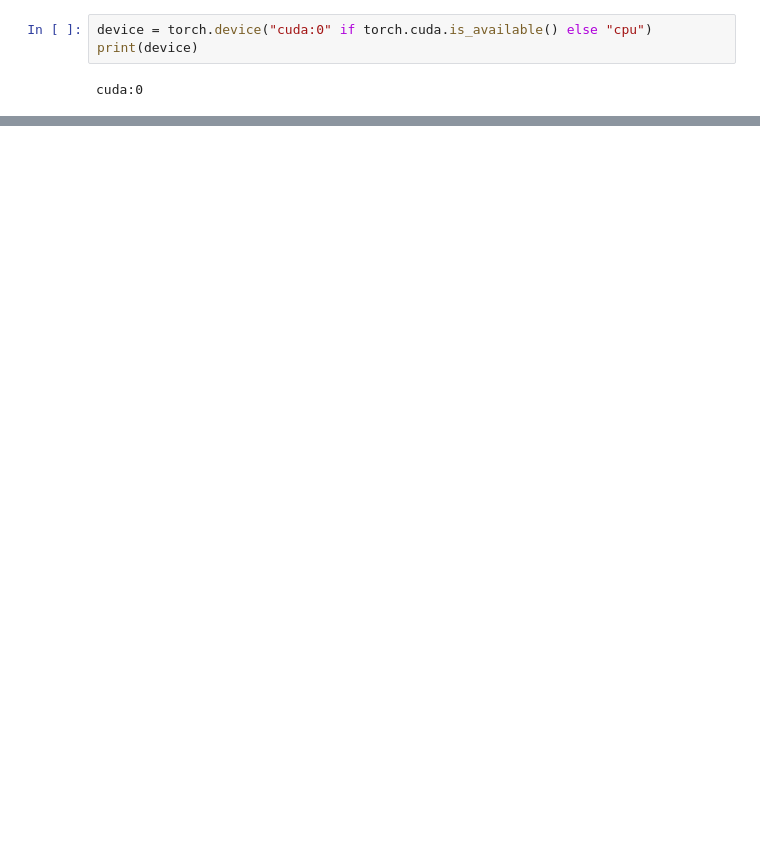
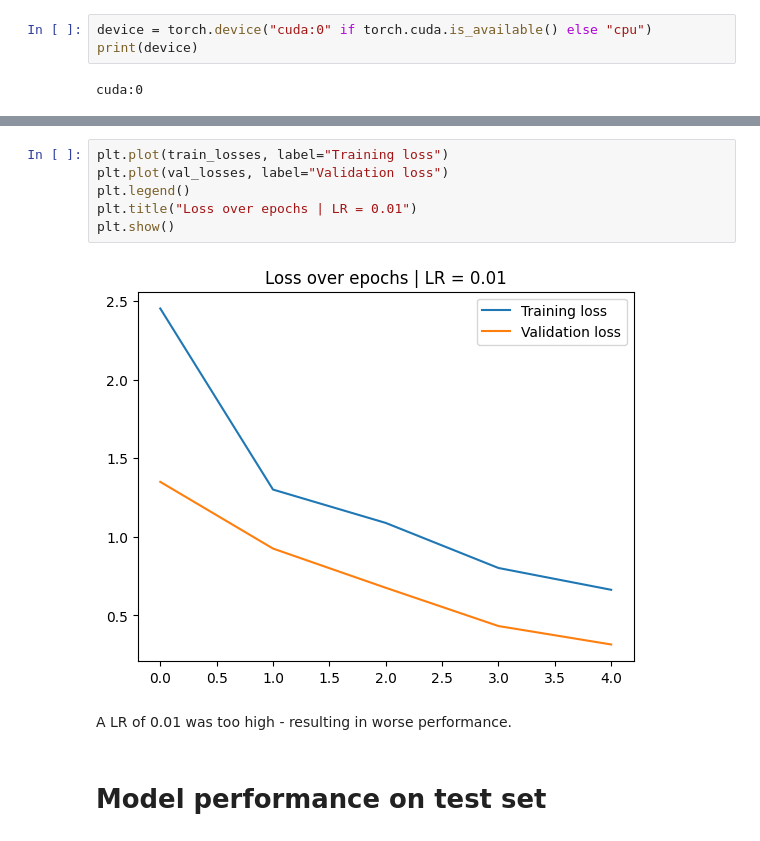
Before and after one commit to DesmondChoy/pytorch_tutorial, a Jupyter notebook: train_model.ipynb, the cells around one changed output, grey strips where cells are left out. Saved outputs shown, nothing was run; the diff lists cells and outputs as text; blank space fills up the shorter version.

```diff
--- a/train_model.ipynb
+++ b/train_model.ipynb
@@ -276,0 +344,12 @@ for epoch in range(num_epochs):
+# %%
+plt.plot(train_losses, label="Training loss")
+plt.plot(val_losses, label="Validation loss")
+plt.legend()
+plt.title("Loss over epochs | LR = 0.01")
+plt.show()
+# %% [output]
+[figure, added]
+# %% [markdown]
+A LR of 0.01 was too high - resulting in worse performance.
+# %% [markdown]
+# Model performance on test set
```
Also changed, not shown: parts of 15 cells of this notebook.
